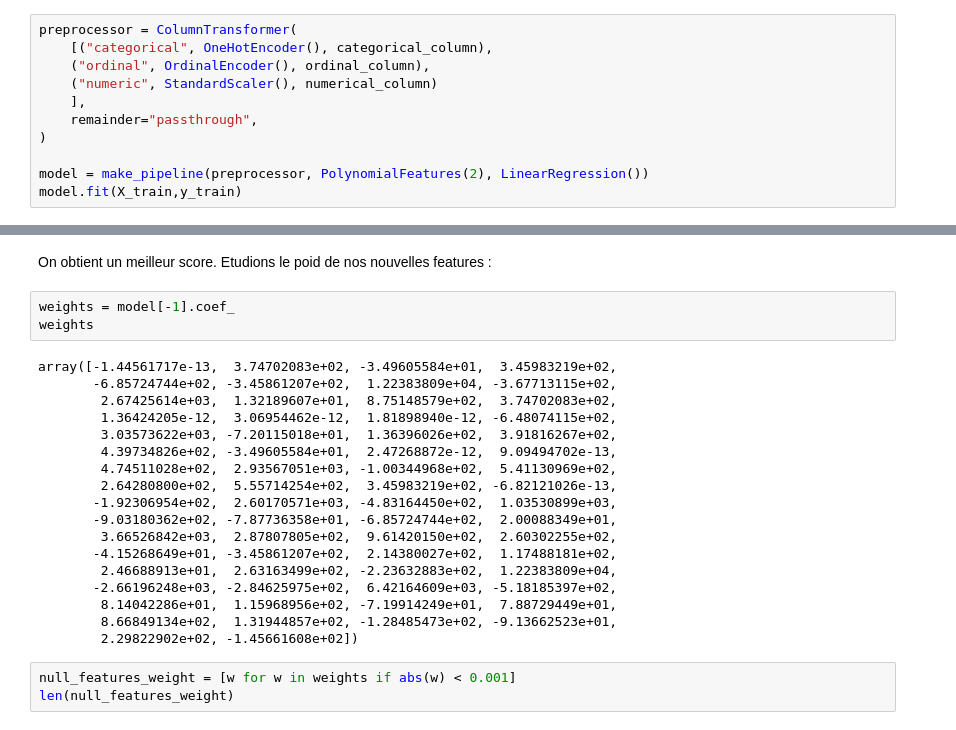
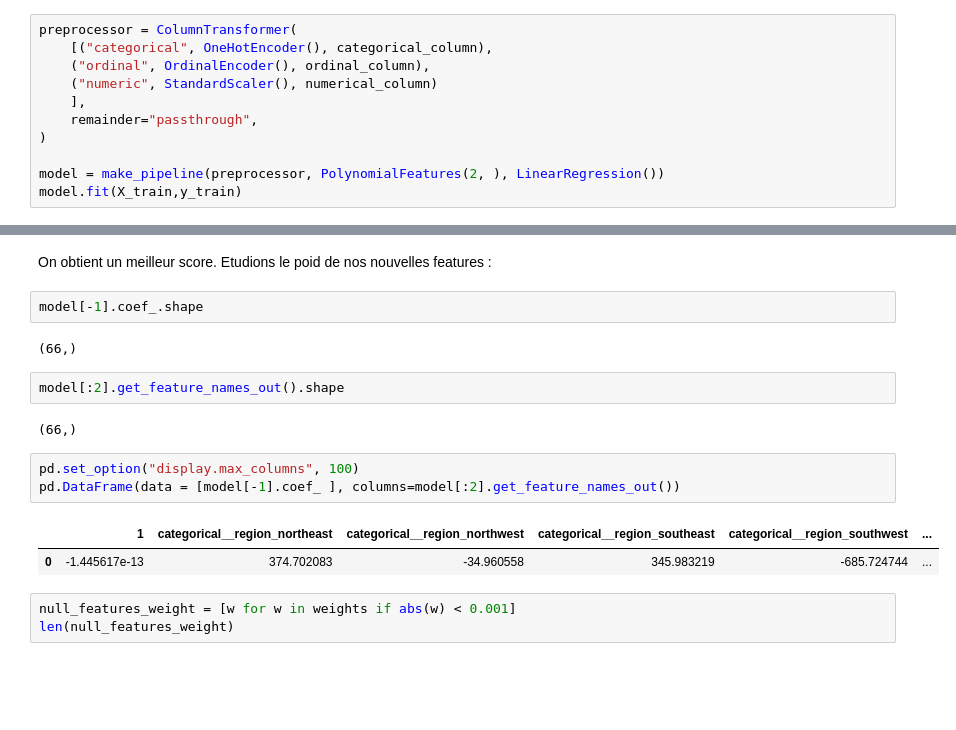
Before and after one commit to istaion/Assur_aimant, a Jupyter notebook: victor/modelisation.ipynb, the cells around one changed output, grey strips where cells are left out. Saved outputs shown, nothing was run; the diff lists cells and outputs as text; blank space fills up the shorter version.

```diff
--- a/victor/modelisation.ipynb
+++ b/victor/modelisation.ipynb
@@ -185,7 +185,7 @@ preprocessor = ColumnTransformer(
     remainder="passthrough",
 )
 
-model = make_pipeline(preprocessor, PolynomialFeatures(2), LinearRegression())
+model = make_pipeline(preprocessor, PolynomialFeatures(2, ), LinearRegression())
 model.fit(X_train,y_train)
 # %% [output]
 Pipeline(steps=[('columntransformer',
@@ -210,27 +210,20 @@ model.score(X_test,y_test)
 0.901146110222109
 # %% [markdown]
 On obtient un meilleur score. Etudions le poid de nos nouvelles features :
-# %%
-weights = model[-1].coef_
-weights
-# %% [output]
-array([-1.44561717e-13,  3.74702083e+02, -3.49605584e+01,  3.45983219e+02,
-       -6.85724744e+02, -3.45861207e+02,  1.22383809e+04, -3.67713115e+02,
-        2.67425614e+03,  1.32189607e+01,  8.75148579e+02,  3.74702083e+02,
-        1.36424205e-12,  3.06954462e-12,  1.81898940e-12, -6.48074115e+02,
-        3.03573622e+03, -7.20115018e+01,  1.36396026e+02,  3.91816267e+02,
-        4.39734826e+02, -3.49605584e+01,  2.47268872e-12,  9.09494702e-13,
-        4.74511028e+02,  2.93567051e+03, -1.00344968e+02,  5.41130969e+02,
-        2.64280800e+02,  5.55714254e+02,  3.45983219e+02, -6.82121026e-13,
-       -1.92306954e+02,  2.60170571e+03, -4.83164450e+02,  1.03530899e+03,
-       -9.03180362e+02, -7.87736358e+01, -6.85724744e+02,  2.00088349e+01,
-        3.66526842e+03,  2.87807805e+02,  9.61420150e+02,  2.60302255e+02,
-       -4.15268649e+01, -3.45861207e+02,  2.14380027e+02,  1.17488181e+02,
-        2.46688913e+01,  2.63163499e+02, -2.23632883e+02,  1.22383809e+04,
-       -2.66196248e+03, -2.84625975e+02,  6.42164609e+03, -5.18185397e+02,
-        8.14042286e+01,  1.15968956e+02, -7.19914249e+01,  7.88729449e+01,
-        8.66849134e+02,  1.31944857e+02, -1.28485473e+02, -9.13662523e+01,
-        2.29822902e+02, -1.45661608e+02])
+# %%
+model[-1].coef_.shape
+# %% [output]
+(66,)
+# %%
+model[:2].get_feature_names_out().shape
+# %% [output]
+(66,)
+# %%
+pd.set_option("display.max_columns", 100)
+pd.DataFrame(data = [model[-1].coef_ ], columns=model[:2].get_feature_names_out())
+# %% [output]
+|  | 1 | categorical__region_northeast | categorical__region_northwest | categorical__region_southeast | categorical__region_southwest | ... |
+| 0 | -1.445617e-13 | 374.702083 | -34.960558 | 345.983219 | -685.724744 | ... |
 # %%
 null_features_weight = [w for w in weights if abs(w) < 0.001]
 len(null_features_weight)
```
Also changed, not shown: parts of 16 cells of this notebook.
